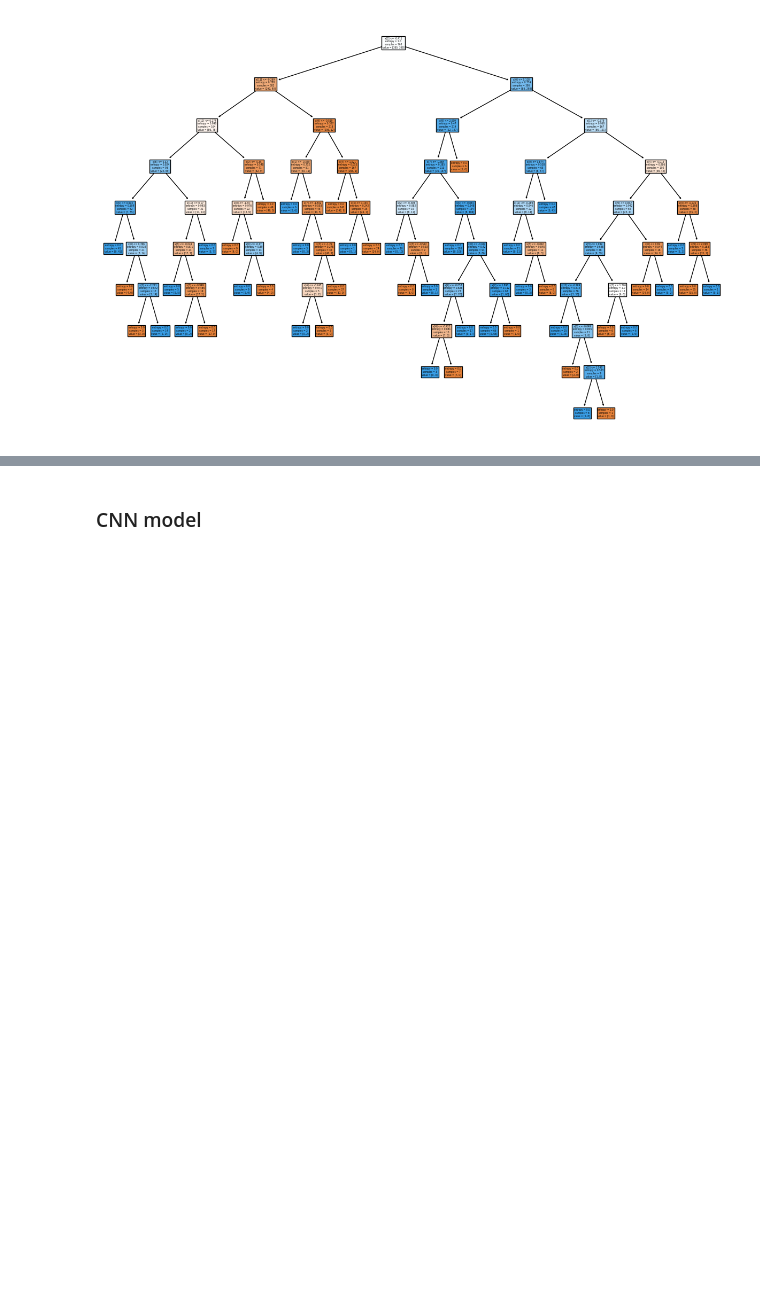
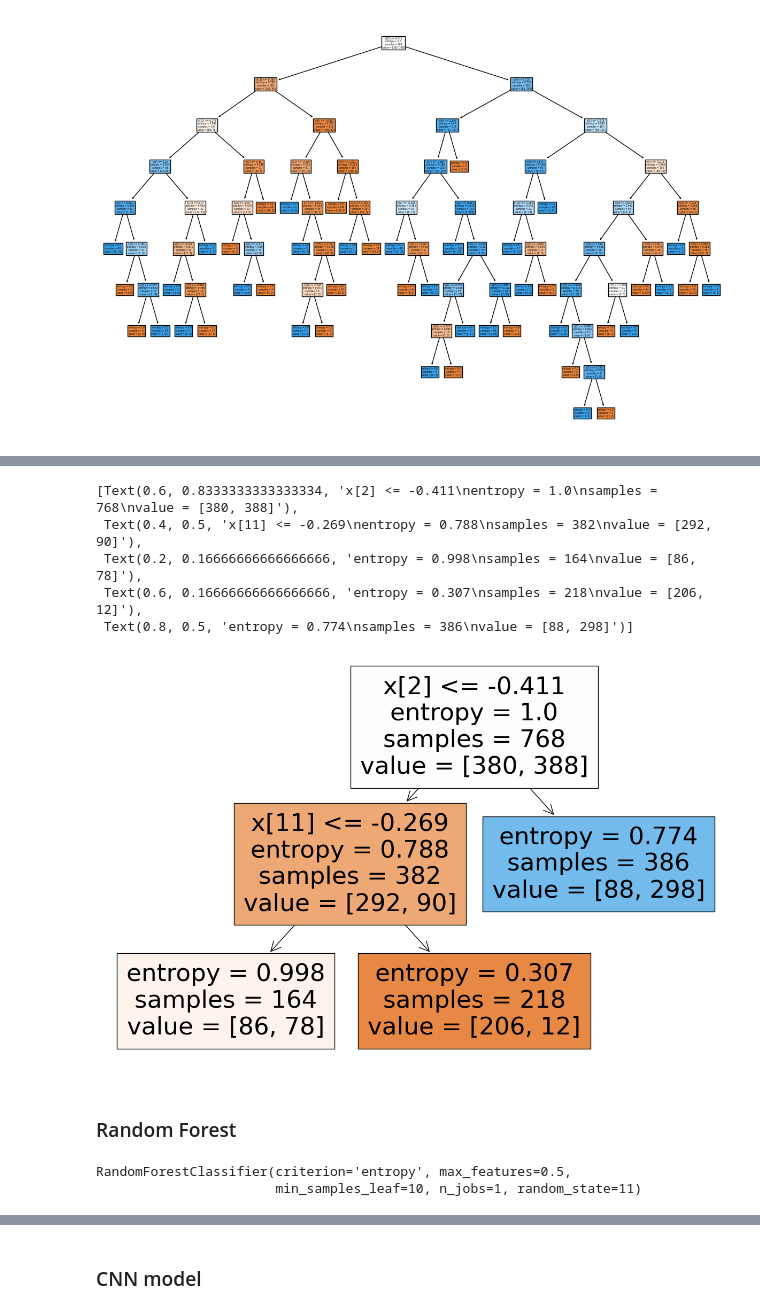
Before and after one commit to paulkli355/HeartFailure_Classification, a Jupyter notebook: classifier.ipynb, the cells around one changed output, grey strips where cells are left out. Cells and saved outputs as stored; diff of their text form; code cells hidden in the pictures; blank space fills up the shorter version.

```diff
--- a/classifier.ipynb
+++ b/classifier.ipynb
@@ -103,0 +185,24 @@ tree.plot_tree(dt_model,filled=True)
+# %%
+plt.figure(figsize=(15,10))
+tree.plot_tree(pdt_model, filled=True)
+# %% [output]
+[Text(0.6, 0.8333333333333334, 'x[2] <= -0.411\nentropy = 1.0\nsamples = 768\nvalue = [380, 388]'),
+ Text(0.4, 0.5, 'x[11] <= -0.269\nentropy = 0.788\nsamples = 382\nvalue = [292, 90]'),
+ Text(0.2, 0.16666666666666666, 'entropy = 0.998\nsamples = 164\nvalue = [86, 78]'),
+ Text(0.6, 0.16666666666666666, 'entropy = 0.307\nsamples = 218\nvalue = [206, 12]'),
+ Text(0.8, 0.5, 'entropy = 0.774\nsamples = 386\nvalue = [88, 298]')]
+[figure, added]
+# %% [markdown]
+### Random Forest
+# %%
+rf_model = RandomForestClassifier(n_estimators=100,
+                                  criterion='entropy',
+                                  max_features=0.5,
+                                  min_samples_leaf=10,
+                                  random_state=11,
+                                  n_jobs=1)
+
+rf_model.fit(x_train, y_train)
+# %% [output]
+RandomForestClassifier(criterion='entropy', max_features=0.5,
+                       min_samples_leaf=10, n_jobs=1, random_state=11)
```
Also changed, not shown: parts of 26 cells of this notebook.
